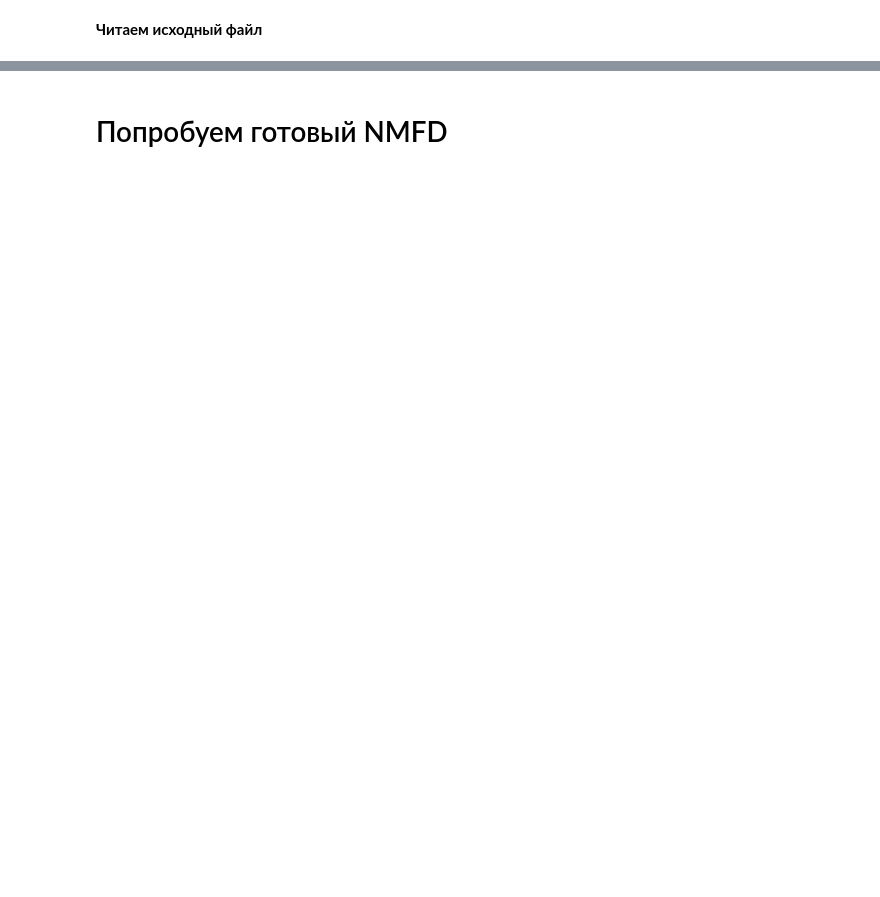
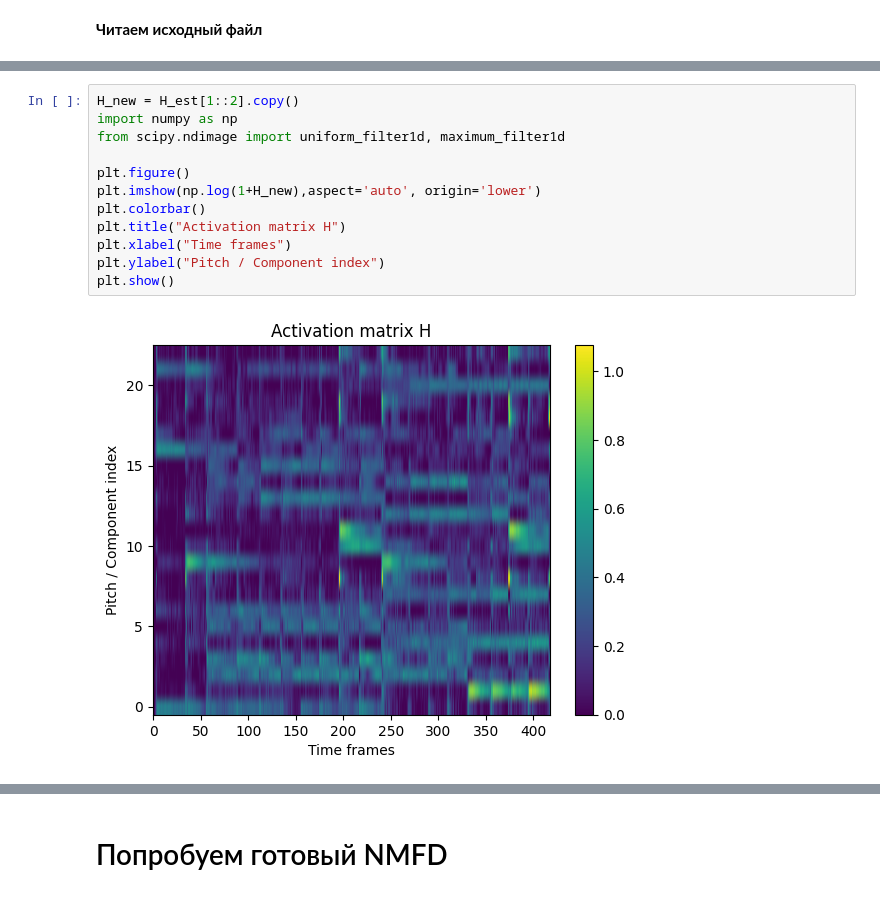
Before and after one commit to bierml/NMFforAMT, a Jupyter notebook: upgrade/Music_Transcribing[NMF].ipynb, the cells around one changed output, grey strips where cells are left out. Drawn from its saved outputs; the diff is of its cells as text; blank space fills up the shorter version.

```diff
--- a/upgrade/Music_Transcribing[NMF].ipynb
+++ b/upgrade/Music_Transcribing[NMF].ipynb
@@ -206,0 +242,14 @@ plt.show()
+# %%
+H_new = H_est[1::2].copy()
+import numpy as np
+from scipy.ndimage import uniform_filter1d, maximum_filter1d
+
+plt.figure()
+plt.imshow(np.log(1+H_new),aspect='auto', origin='lower')
+plt.colorbar()
+plt.title("Activation matrix H")
+plt.xlabel("Time frames")
+plt.ylabel("Pitch / Component index")
+plt.show()
+# %% [output]
+[figure, added]
```
Also changed, not shown: parts of 12 cells of this notebook, 1 other file.
